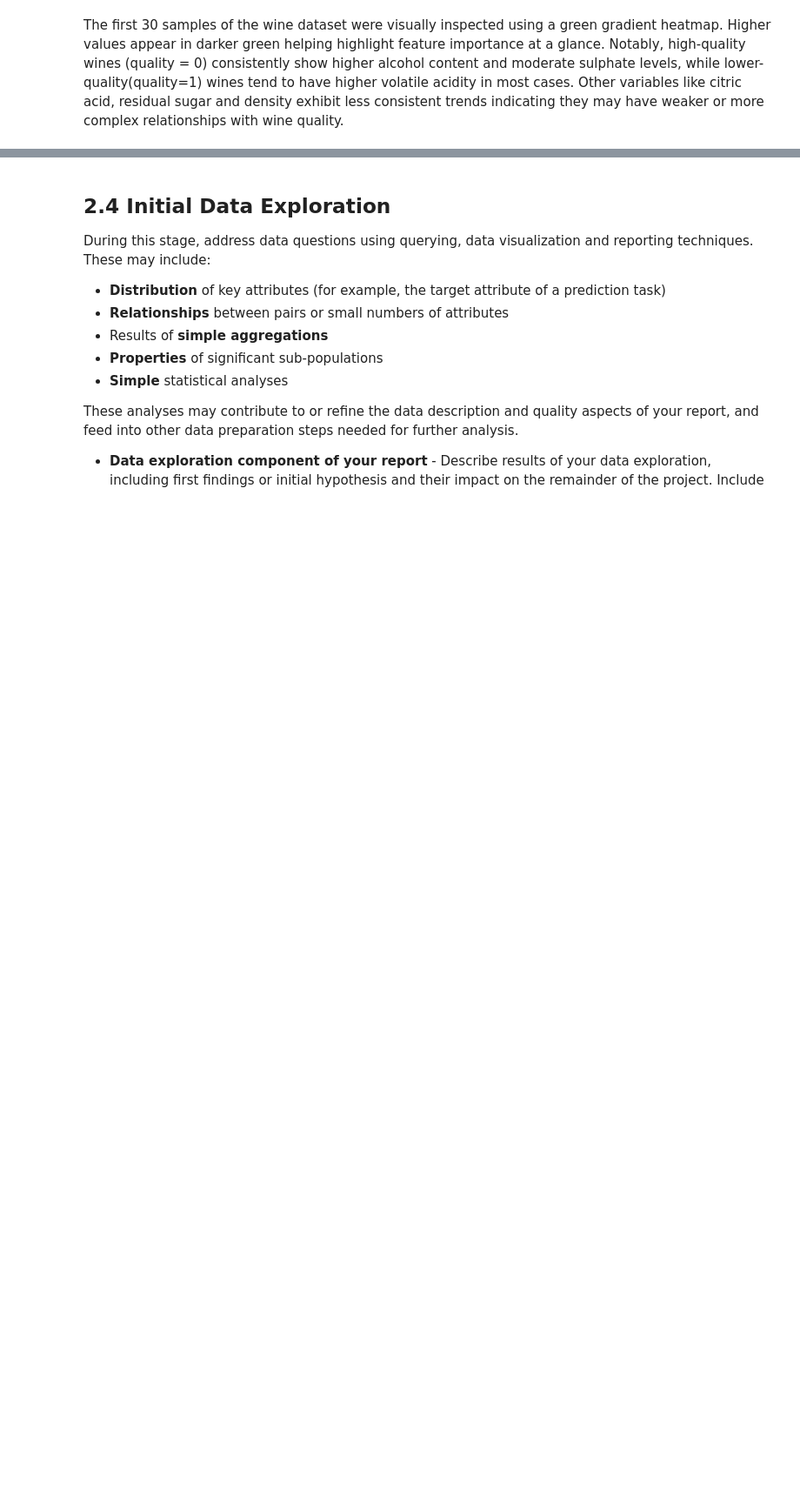
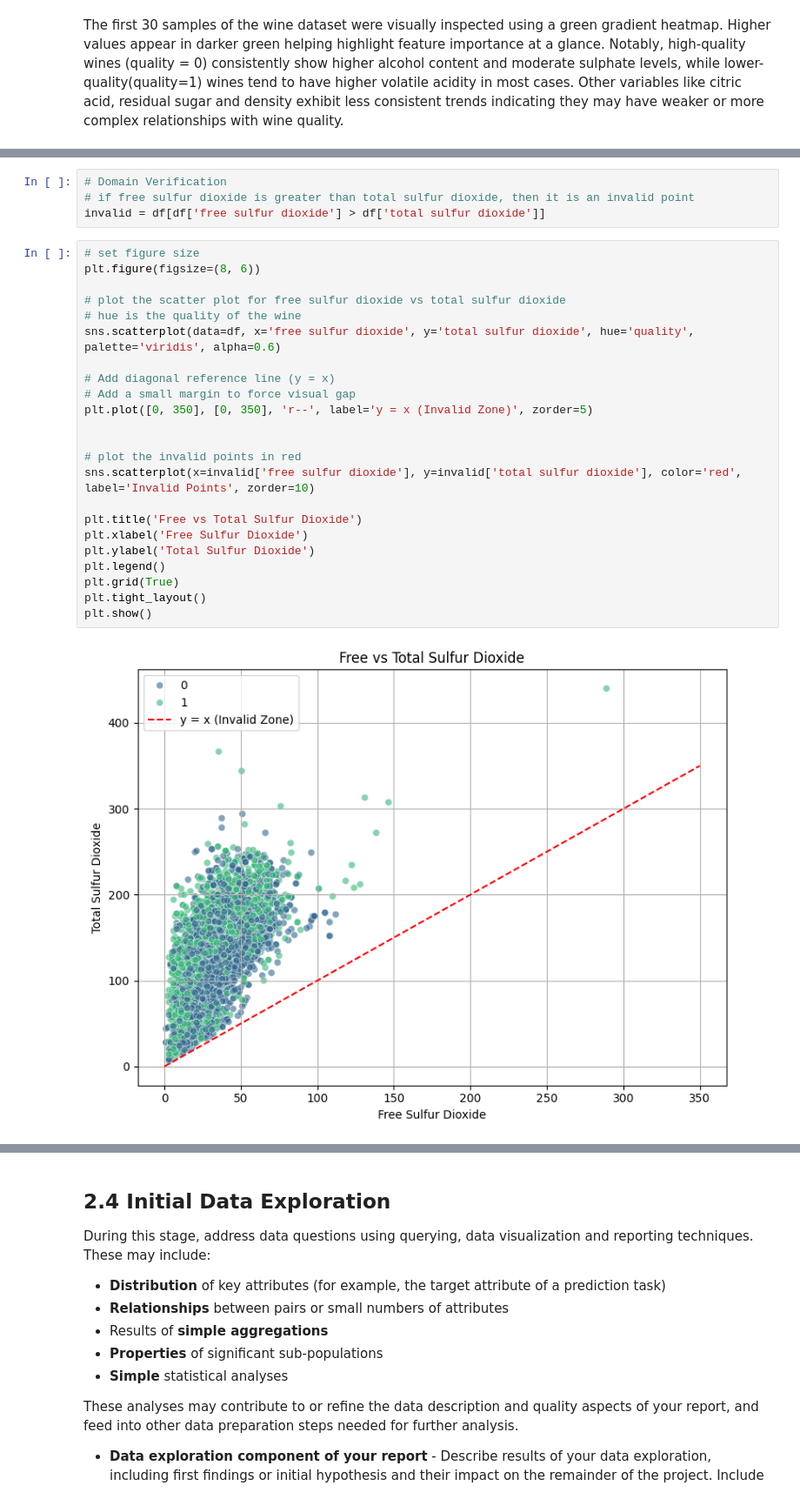
Before and after one commit to Arifuzzaman-Munaf/Predictive-Analysis-using-ML-algorithms, a Jupyter notebook: assessment_02.ipynb, the cells around one changed output, grey strips where cells are left out. Shown: that part at 87% size. Cells and saved outputs as stored; diff of their text form; blank space fills up the shorter version.

```diff
--- a/assessment_02.ipynb
+++ b/assessment_02.ipynb
@@ -269,0 +376,29 @@ Examine the quality of the data:
+# %%
+# Domain Verification
+# if free sulfur dioxide is greater than total sulfur dioxide, then it is an invalid point
+invalid = df[df['free sulfur dioxide'] > df['total sulfur dioxide']]
+# %%
+# set figure size
+plt.figure(figsize=(8, 6))
+
+# plot the scatter plot for free sulfur dioxide vs total sulfur dioxide
+# hue is the quality of the wine
+sns.scatterplot(data=df, x='free sulfur dioxide', y='total sulfur dioxide', hue='quality', palette='viridis', alpha=0.6)
+
+# Add diagonal reference line (y = x)
+# Add a small margin to force visual gap
+plt.plot([0, 350], [0, 350], 'r--', label='y = x (Invalid Zone)', zorder=5)
+
+
+# plot the invalid points in red
+sns.scatterplot(x=invalid['free sulfur dioxide'], y=invalid['total sulfur dioxide'], color='red', label='Invalid Points', zorder=10)
+
+plt.title('Free vs Total Sulfur Dioxide')
+plt.xlabel('Free Sulfur Dioxide')
+plt.ylabel('Total Sulfur Dioxide')
+plt.legend()
+plt.grid(True)
+plt.tight_layout()
+plt.show()
+# %% [output]
+[figure, added]
```
Also changed, not shown: parts of 33 cells of this notebook.
